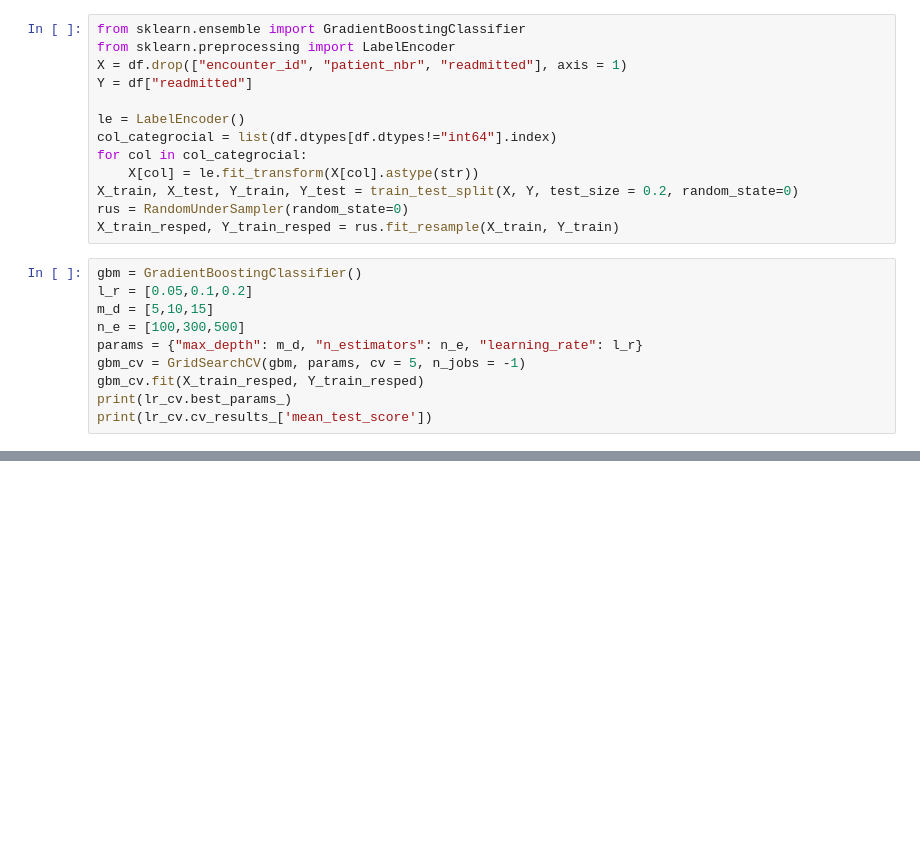
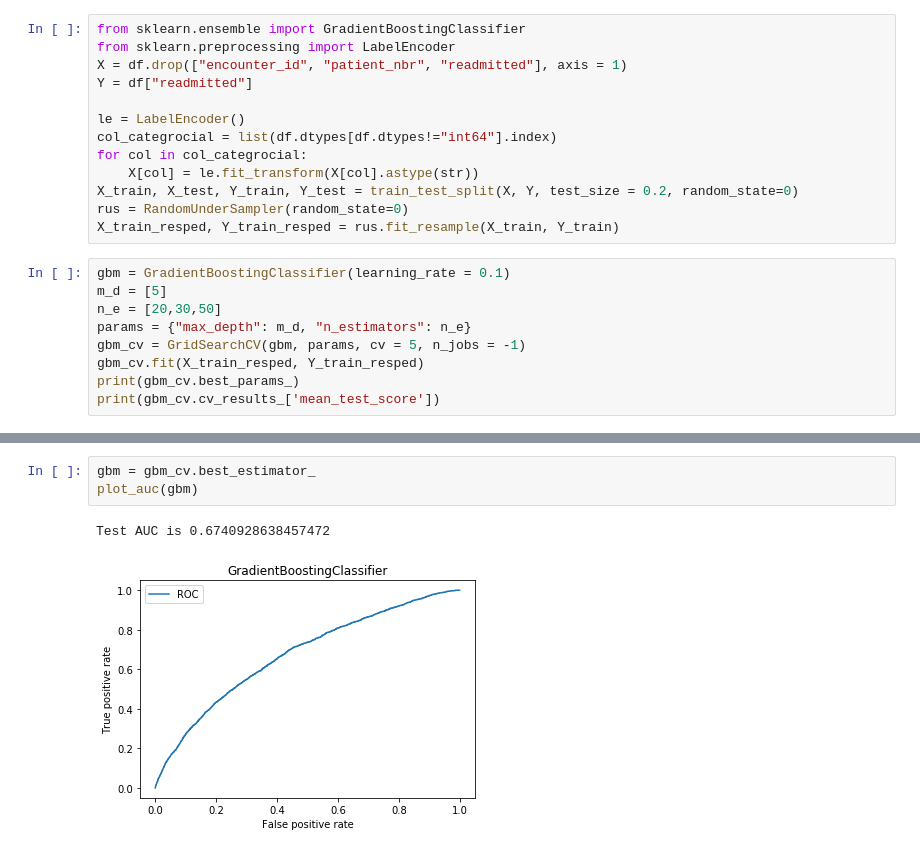
Before and after one commit to wowChelios/DS_TermProject, a Jupyter notebook: EDA_1.ipynb, the cells around one changed output, grey strips where cells are left out. Drawn from its saved outputs; the diff is of its cells as text; blank space fills up the shorter version.

```diff
--- a/EDA_1.ipynb
+++ b/EDA_1.ipynb
@@ -225,13 +212,12 @@ X_train, X_test, Y_train, Y_test = train_test_split(X, Y, test_size = 0.2, rando
 rus = RandomUnderSampler(random_state=0)
 X_train_resped, Y_train_resped = rus.fit_resample(X_train, Y_train)
 # %%
-gbm = GradientBoostingClassifier()
-l_r = [0.05,0.1,0.2]
-m_d = [5,10,15]
-n_e = [100,300,500]
-params = {"max_depth": m_d, "n_estimators": n_e, "learning_rate": l_r}
+gbm = GradientBoostingClassifier(learning_rate = 0.1)
+m_d = [5]
+n_e = [20,30,50]
+params = {"max_depth": m_d, "n_estimators": n_e}
 gbm_cv = GridSearchCV(gbm, params, cv = 5, n_jobs = -1)
 gbm_cv.fit(X_train_resped, Y_train_resped)
-print(lr_cv.best_params_)
-print(lr_cv.cv_results_['mean_test_score'])
+print(gbm_cv.best_params_)
+print(gbm_cv.cv_results_['mean_test_score'])
 # %% [output]
@@ -238,0 +249,6 @@ KeyboardInterrupt:
+# %%
+gbm = gbm_cv.best_estimator_
+plot_auc(gbm)
+# %% [output]
+Test AUC is 0.6740928638457472
+[figure, added]
```
Also changed, not shown: parts of 15 cells of this notebook.
